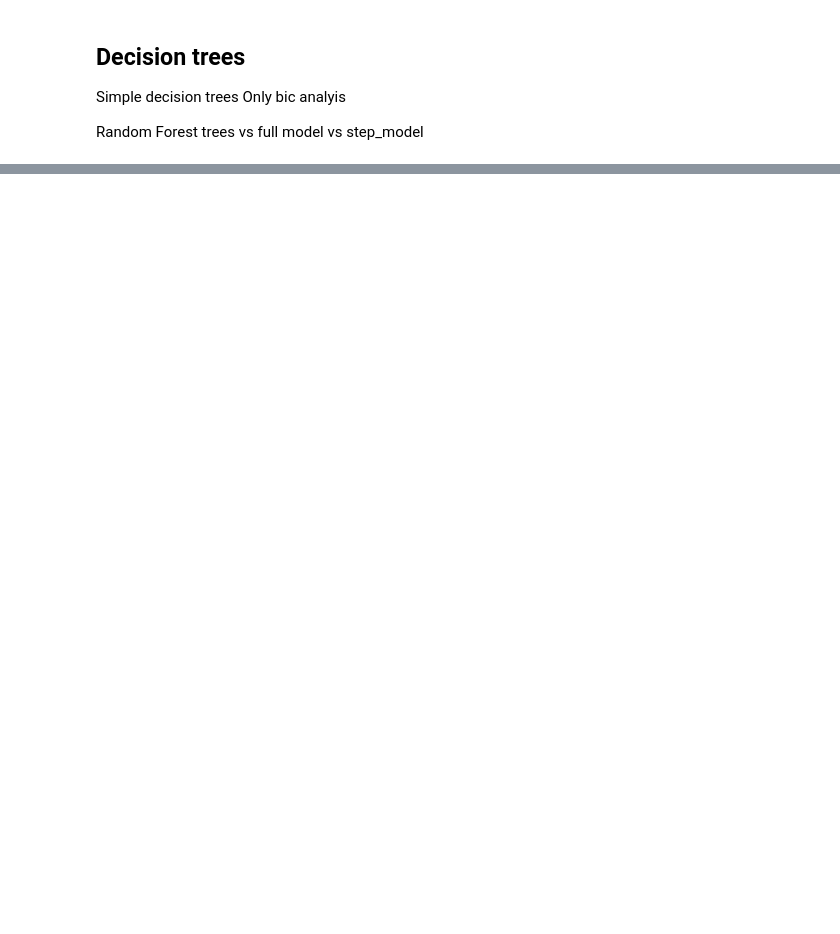
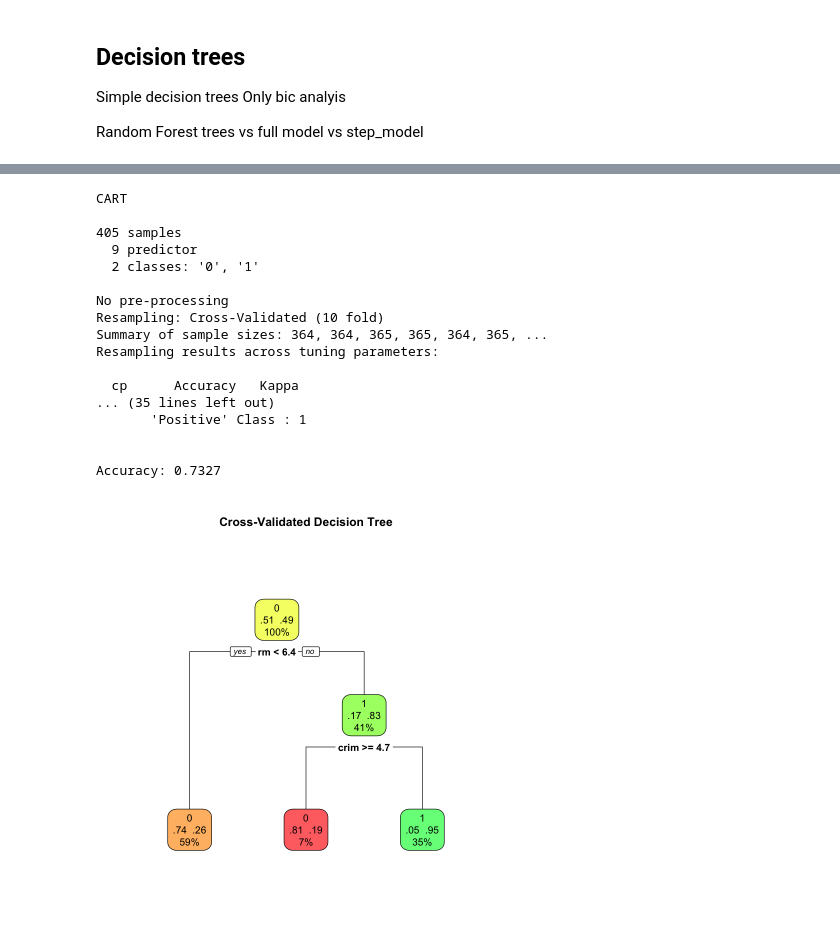
Before and after one commit to godfreydekew/Boston-housing-data-analysis, a Jupyter notebook: house_value_analysis.ipynb, the cells around one changed output, grey strips where cells are left out. Saved outputs shown, nothing was run; the diff lists cells and outputs as text; code cells hidden in the pictures; blank space fills up the shorter version.

```diff
--- a/house_value_analysis.ipynb
+++ b/house_value_analysis.ipynb
@@ -1164,0 +1196,55 @@ Random Forest trees vs full model vs step_model
+# %%
+set.seed(123)
+# 1. Set up cross-validation
+ctrl <- trainControl(
+  method = "cv",
+  number = 10
+)
+
+# 2. Fit the model with tuning
+h_dtree_tuned <- train(
+  HighValue ~ .,
+  data = train_h,
+  method = "rpart",
+  trControl = ctrl
+)
+
+# View tuning results
+print(h_dtree_tuned)
+cat("\nBest CP:", h_dtree_tuned$bestTune$cp, "\n")
+
+# 3. Plot the tree
+rpart.plot(h_dtree_tuned$finalModel,
+           main = "Cross-Validated Decision Tree",
+           extra = 104,
+           box.palette = "RdYlGn")
+
+# 4. Make predictions
+dtree_tuned_pred_prob <- predict(h_dtree_tuned, test_h, type = "prob")
+dtree_tuned_pred_class <- ifelse(dtree_tuned_pred_prob[, 2] > 0.5, "1", "0")
+
+# 5. Evaluate performance
+cat("\n--- Confusion Matrix (CV Tree) ---\n")
+dtree_tuned_cm <- confusionMatrix(as.factor(dtree_tuned_pred_class), as.factor(test_h$HighValue), positive = "1")
+print(dtree_tuned_cm)
+
+cat("\nAccuracy:", round(dtree_tuned_cm$overall["Accuracy"], 4), "\n")
+# %% [output]
+CART
+
+405 samples
+  9 predictor
+  2 classes: '0', '1'
+
+No pre-processing
+Resampling: Cross-Validated (10 fold)
+Summary of sample sizes: 364, 364, 365, 365, 364, 365, ...
+Resampling results across tuning parameters:
+
+  cp      Accuracy   Kappa
+... (35 lines left out)
+       'Positive' Class : 1
+
+
+Accuracy: 0.7327
+[figure, added]
```
Also changed, not shown: parts of 26 cells of this notebook.
